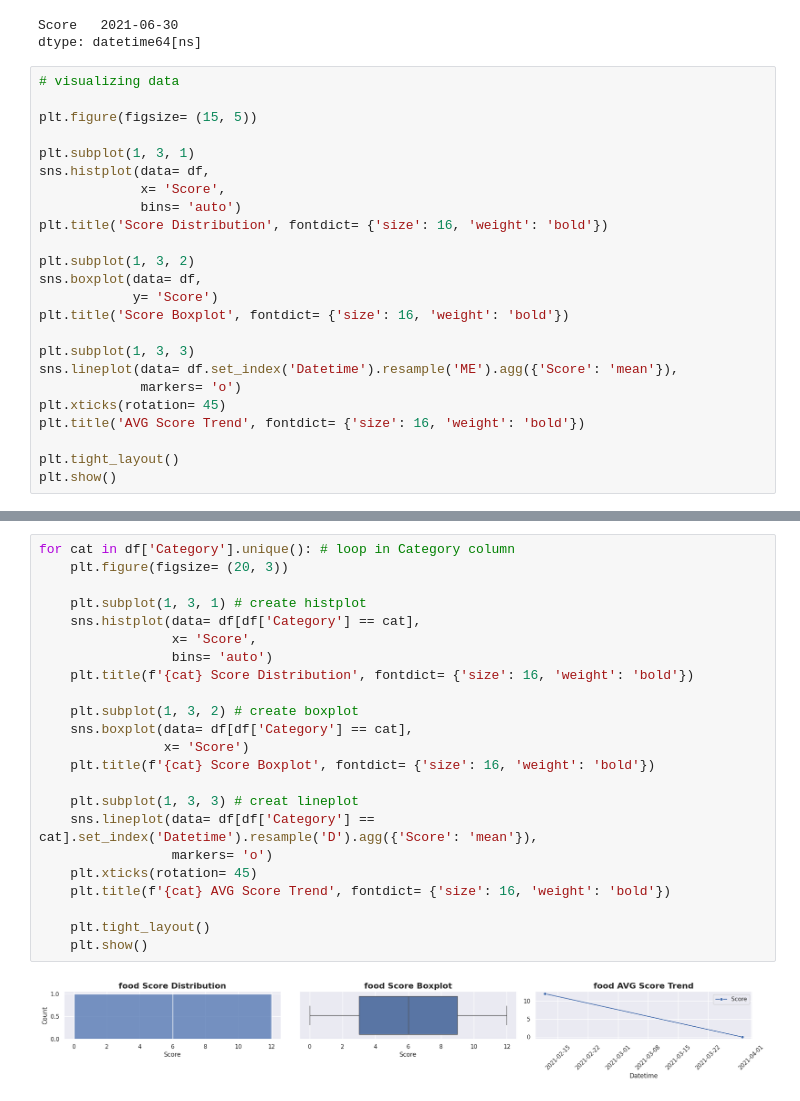
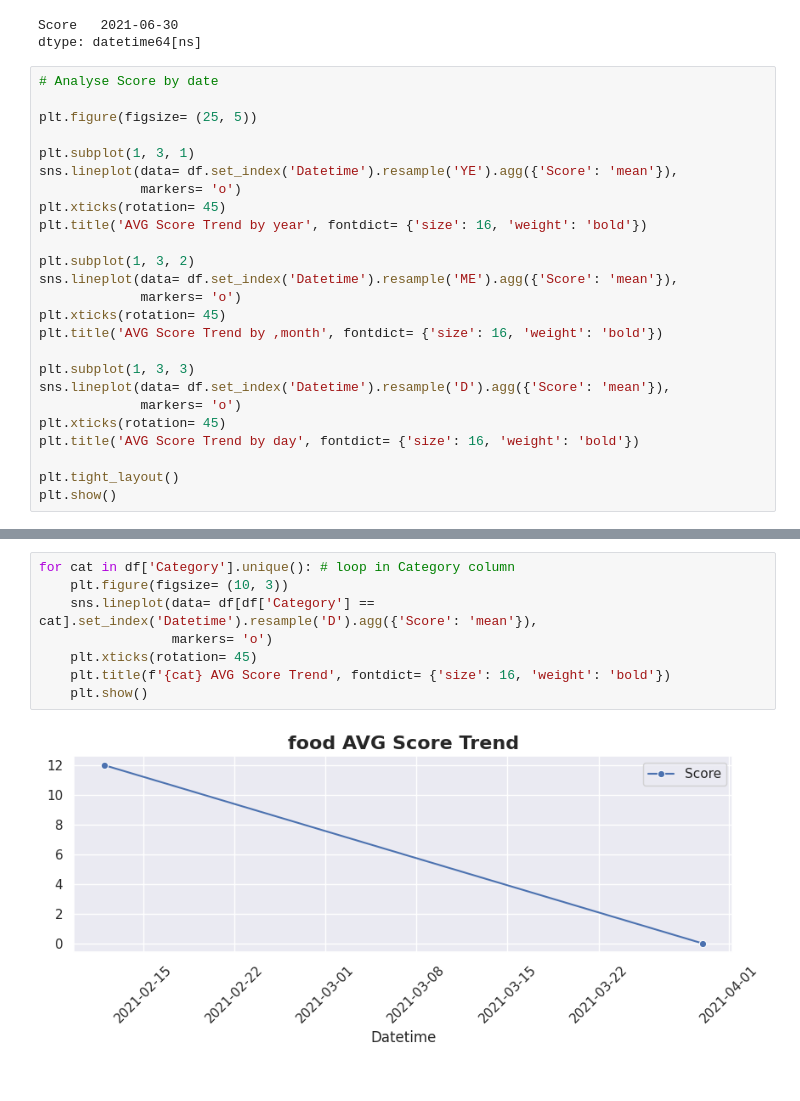
Before and after one commit to AhmAnwar/accenture_virtual_experience_VE_by_Forage, a Jupyter notebook: accenture-virtual-experience-ve-by-forage.ipynb, the cells around one changed output, grey strips where cells are left out. Cells and saved outputs as stored; diff of their text form.

```diff
--- a/accenture-virtual-experience-ve-by-forage.ipynb
+++ b/accenture-virtual-experience-ve-by-forage.ipynb
@@ -273,26 +440,27 @@ print(df.set_index('Datetime').resample('ME').agg({'Score': 'mean'}).idxmin(axis
 Score   2021-06-30
 dtype: datetime64[ns]
 # %%
-# visualizing data
+# Analyse Score by date
 
-plt.figure(figsize= (15, 5))
+plt.figure(figsize= (25, 5))
 
 plt.subplot(1, 3, 1)
-sns.histplot(data= df,
-             x= 'Score',
-             bins= 'auto')
-plt.title('Score Distribution', fontdict= {'size': 16, 'weight': 'bold'})
+sns.lineplot(data= df.set_index('Datetime').resample('YE').agg({'Score': 'mean'}),
+             markers= 'o')
+plt.xticks(rotation= 45)
+plt.title('AVG Score Trend by year', fontdict= {'size': 16, 'weight': 'bold'})
 
 plt.subplot(1, 3, 2)
-sns.boxplot(data= df,
-            y= 'Score')
-plt.title('Score Boxplot', fontdict= {'size': 16, 'weight': 'bold'})
-
-plt.subplot(1, 3, 3)
 sns.lineplot(data= df.set_index('Datetime').resample('ME').agg({'Score': 'mean'}),
              markers= 'o')
 plt.xticks(rotation= 45)
-plt.title('AVG Score Trend', fontdict= {'size': 16, 'weight': 'bold'})
+plt.title('AVG Score Trend by ,month', fontdict= {'size': 16, 'weight': 'bold'})
+
+plt.subplot(1, 3, 3)
+sns.lineplot(data= df.set_index('Datetime').resample('D').agg({'Score': 'mean'}),
+             markers= 'o')
+plt.xticks(rotation= 45)
+plt.title('AVG Score Trend by day', fontdict= {'size': 16, 'weight': 'bold'})
 
 plt.tight_layout()
 plt.show()
@@ -359,25 +469,10 @@ Name: Score, dtype: float64
 # %%
 for cat in df['Category'].unique(): # loop in Category column
-    plt.figure(figsize= (20, 3))
-
-    plt.subplot(1, 3, 1) # create histplot
-    sns.histplot(data= df[df['Category'] == cat],
-                 x= 'Score',
-                 bins= 'auto')
-    plt.title(f'{cat} Score Distribution', fontdict= {'size': 16, 'weight': 'bold'})
-
-    plt.subplot(1, 3, 2) # create boxplot
-    sns.boxplot(data= df[df['Category'] == cat],
-                x= 'Score')
-    plt.title(f'{cat} Score Boxplot', fontdict= {'size': 16, 'weight': 'bold'})
-
-    plt.subplot(1, 3, 3) # creat lineplot
+    plt.figure(figsize= (10, 3))
     sns.lineplot(data= df[df['Category'] == cat].set_index('Datetime').resample('D').agg({'Score': 'mean'}),
                  markers= 'o')
     plt.xticks(rotation= 45)
     plt.title(f'{cat} AVG Score Trend', fontdict= {'size': 16, 'weight': 'bold'})
-
-    plt.tight_layout()
     plt.show()
 # %% [output]
-[figure, old version]
+[figure, new version]
```
Also changed, not shown: parts of 20 cells of this notebook.
